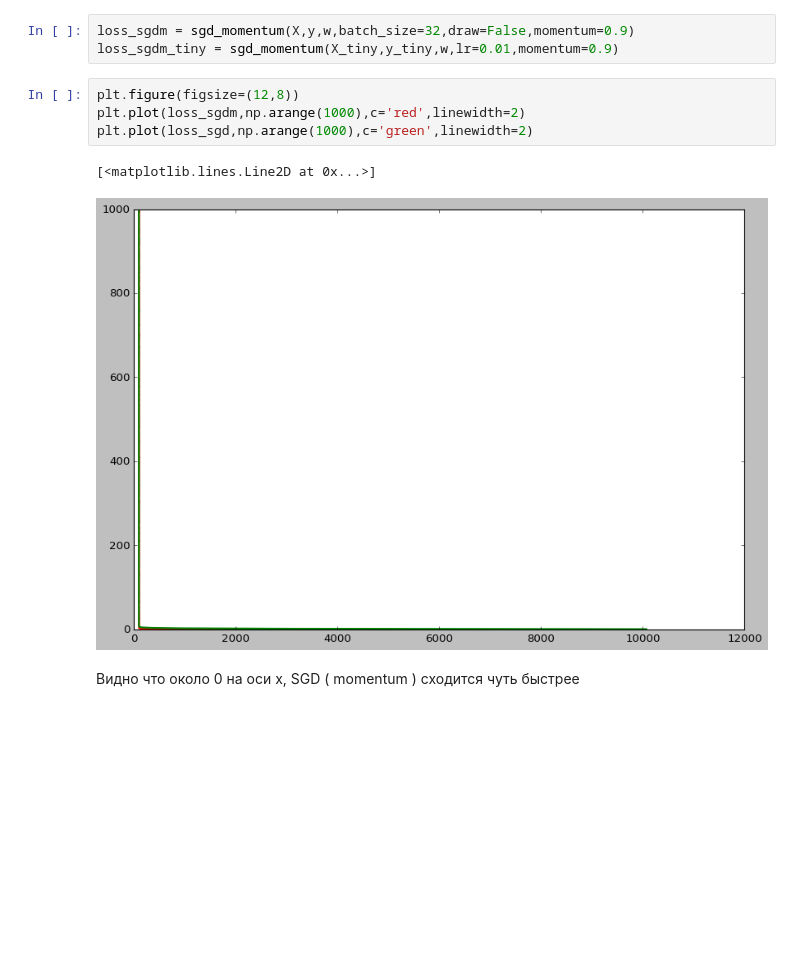
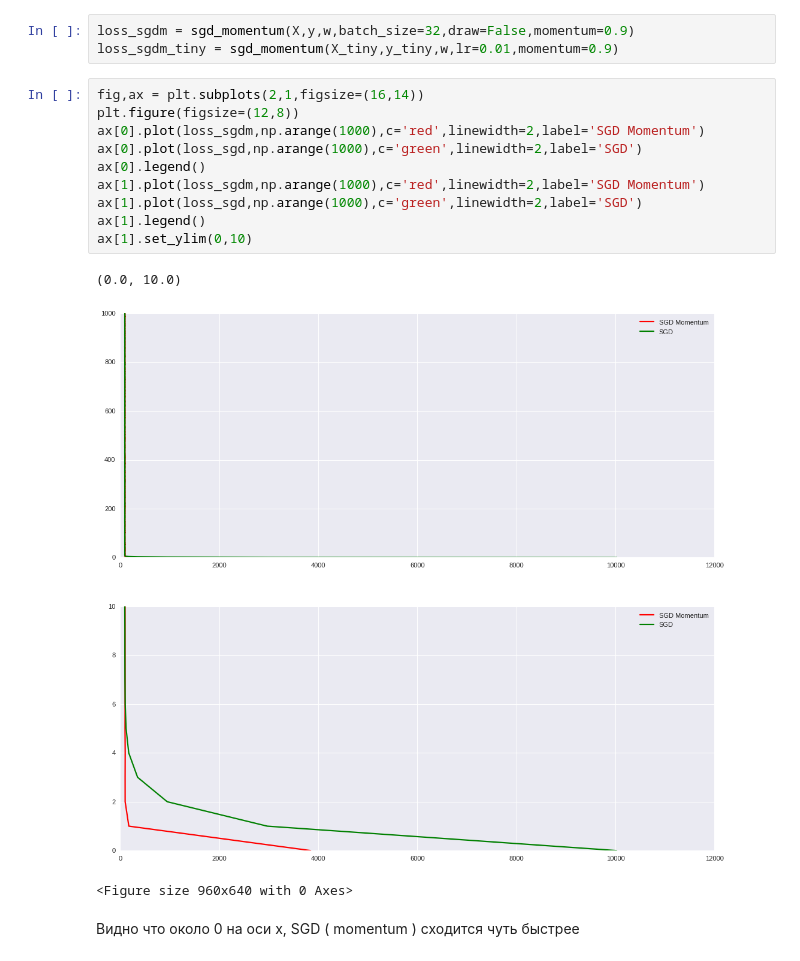
Before and after one commit to Zakrung23/PSII_3SEM, a Jupyter notebook: Homework1_PSII.ipynb, the cells around one changed output. Cells and saved outputs as stored; diff of their text form; blank space fills up the shorter version.

```diff
--- a/Homework1_PSII.ipynb
+++ b/Homework1_PSII.ipynb
@@ -145,12 +142,19 @@ def sgd_momentum(X,y,theta,lr=0.01,batch_size=64,n_iter=1000,rturn_grads=None,dr
 # %%
 loss_sgdm = sgd_momentum(X,y,w,batch_size=32,draw=False,momentum=0.9)
 loss_sgdm_tiny = sgd_momentum(X_tiny,y_tiny,w,lr=0.01,momentum=0.9)
-# %%
-plt.figure(figsize=(12,8))
-plt.plot(loss_sgdm,np.arange(1000),c='red',linewidth=2)
-plt.plot(loss_sgd,np.arange(1000),c='green',linewidth=2)
-# %% [output]
-[<matplotlib.lines.Line2D at 0x...>]
-[figure, removed]
+# %%
+fig,ax = plt.subplots(2,1,figsize=(16,14))
+plt.figure(figsize=(12,8))
+ax[0].plot(loss_sgdm,np.arange(1000),c='red',linewidth=2,label='SGD Momentum')
+ax[0].plot(loss_sgd,np.arange(1000),c='green',linewidth=2,label='SGD')
+ax[0].legend()
+ax[1].plot(loss_sgdm,np.arange(1000),c='red',linewidth=2,label='SGD Momentum')
+ax[1].plot(loss_sgd,np.arange(1000),c='green',linewidth=2,label='SGD')
+ax[1].legend()
+ax[1].set_ylim(0,10)
+# %% [output]
+(0.0, 10.0)
+[figure, added]
+<Figure size 960x640 with 0 Axes>
 # %% [markdown]
 Видно что около 0 на оси x, SGD ( momentum ) сходится чуть быстрее
```
Also changed, not shown: parts of 3 cells of this notebook.
